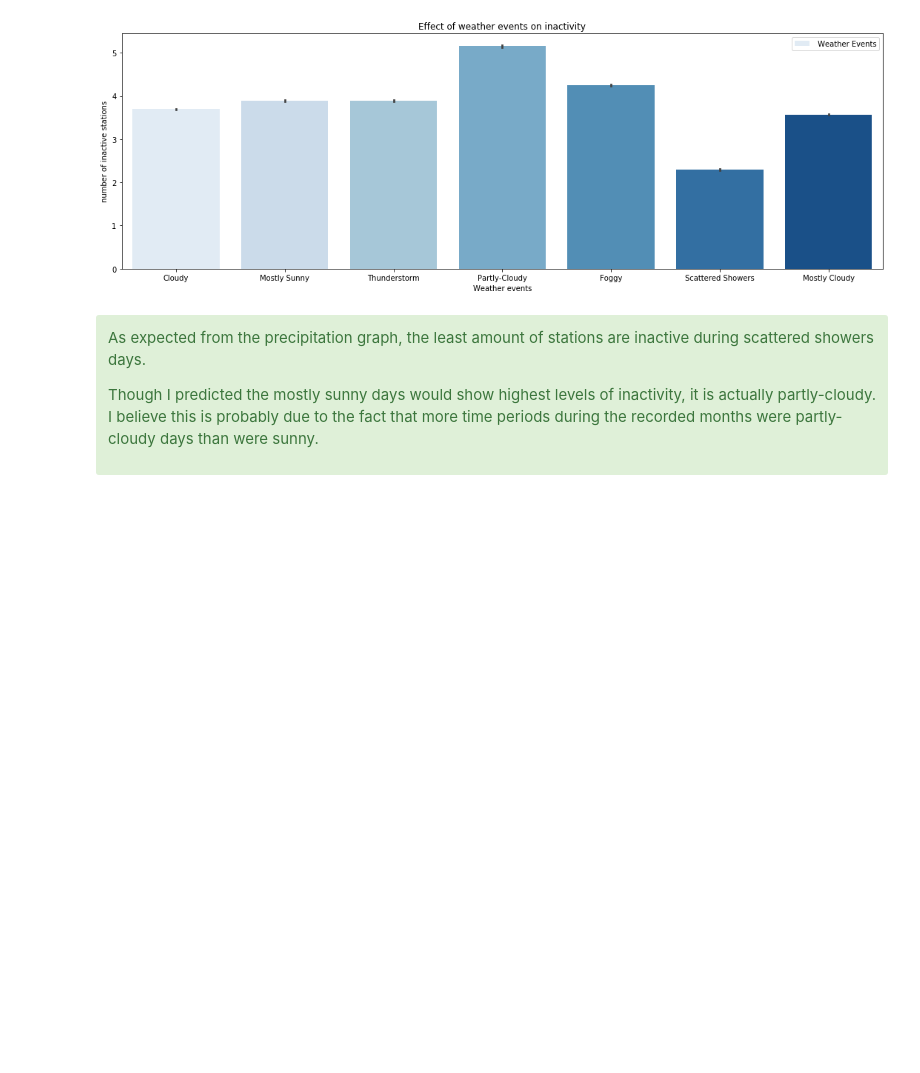
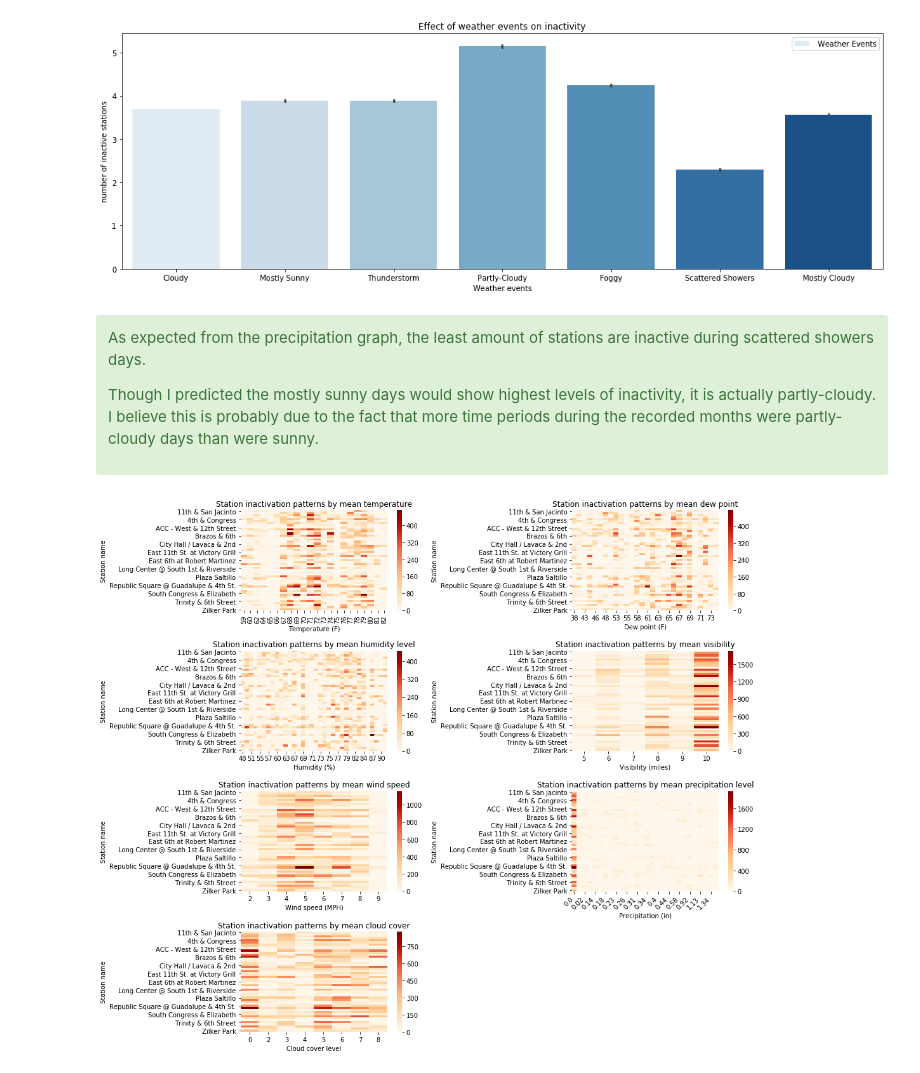
Before and after one commit to jillrosow/Austin-BCycle, a Jupyter notebook: SB-Capstone 2.ipynb, the cells around one changed output. Cells and saved outputs as stored; diff of their text form; code cells hidden in the pictures; blank space fills up the shorter version.

```diff
--- a/SB-Capstone 2.ipynb
+++ b/SB-Capstone 2.ipynb
@@ -346,3 +341,11 @@ plt.legend()
   <p>As expected from the precipitation graph, the least amount of stations are inactive during scattered showers days.</p>
     <p> Though I predicted the mostly sunny days would show highest levels of inactivity, it is actually partly-cloudy. I believe this is probably due to the fact that more time periods during the recorded months were partly-cloudy days than were sunny. </p>
 </div>
+# %%
+# grab inactive labels with station name and datetime stamp
+inactive_labels = inactive.copy()
+inactive_labels = inactive_labels[['active_status']]
+
+# grab active labels with station name and datetime stamp
+active_labels = active.copy()
+active_labels = active_labels[['active_status']]
@@ -348,0 +360,7 @@ plt.legend()
+# %%
+# grab the weather data I want to evaluate
+weather_red = weather_clean[['Mean TemperatureF', 'MeanDew PointF', ' Mean Humidity', ' Mean Sea Level PressureIn',
+                             ' Mean VisibilityMiles', ' Mean Wind SpeedMPH', 'PrecipitationIn', ' CloudCover', ' Events']]
+weather_red.columns = ['meanTemp', 'meanDewPoint', 'meanHumidity', 'meanSeaLevelPressure', 'meanVisibility',
+                   'meanWindSpeed', 'precipitation', 'cloudCover', 'events']
+weather_red.reset_index(inplace=True)
@@ -348,0 +396,54 @@ plt.legend()
+# %%
+_ = plt.subplots(figsize=(12,12))
+_ = plt.tight_layout()
+_ = plt.subplots_adjust(left=None, bottom=None, right=None, top=None, wspace=0.8, hspace=0.4)
+
+_ = plt.subplot(4, 2, 1)
+_ = sns.heatmap(temp_inactive, cmap='OrRd')
+_.set_xticklabels(_.get_xticklabels(), rotation=90, horizontalalignment='center')
+_ = plt.title('Station inactivation patterns by mean temperature')
+_ = plt.xlabel('Temperature (F)')
+_ = plt.ylabel('Station name')
+
+
+_ = plt.subplot(4, 2, 2)
+_ = sns.heatmap(dew_inactive, cmap='OrRd')
+_.set_xticklabels(_.get_xticklabels(), rotation=0, horizontalalignment='center')
+_ = plt.title('Station inactivation patterns by mean dew point')
+_ = plt.xlabel('Dew point (F)')
+_ = plt.ylabel('Station name')
+
+
+_ = plt.subplot(4,2,3)
+_ = sns.heatmap(hum_inactive, cmap='OrRd')
+_ = plt.title('Station inactivation patterns by mean humidity level')
+_ = plt.xlabel('Humidity (%)')
+_ = plt.ylabel('Station name')
+
+_ = plt.subplot(4,2,4)
+_ = sns.heatmap(vis_inactive, cmap='OrRd')
+_ = plt.title('Station inactivation patterns by mean visibility')
+_ = plt.xlabel('Visibility (miles)')
+_ = plt.ylabel('Station name')
+
+_ = plt.subplot(4,2,5)
+_ = sns.heatmap(wind_inactive, cmap='OrRd')
+_ = plt.title('Station inactivation patterns by mean wind speed')
+_ = plt.xlabel('Wind speed (MPH)')
+_ = plt.ylabel('Station name')
+
+_ = plt.subplot(4,2,6)
+_ = sns.heatmap(precip_inactive, cmap='OrRd')
+_.set_xticklabels(_.get_xticklabels(), rotation=45, horizontalalignment='right')
+_ = plt.title('Station inactivation patterns by mean precipitation level')
+_ = plt.xlabel('Precipitation (in)')
+_ = plt.ylabel('Station name')
+
+
+_ = plt.subplot(4,2,7)
+_ = sns.heatmap(cloud_inactive, cmap='OrRd')
+_ = plt.title('Station inactivation patterns by mean cloud cover')
+_ = plt.xlabel('Cloud cover level')
+_ = plt.ylabel('Station name')
+# %% [output]
+[figure, added]
```
Also changed, not shown: parts of 64 cells of this notebook.
